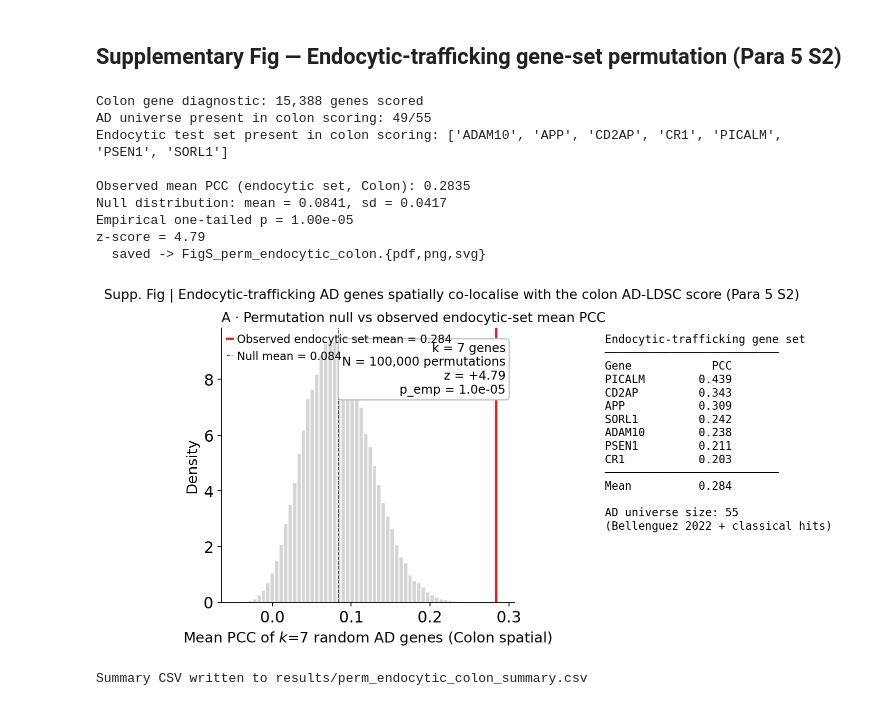
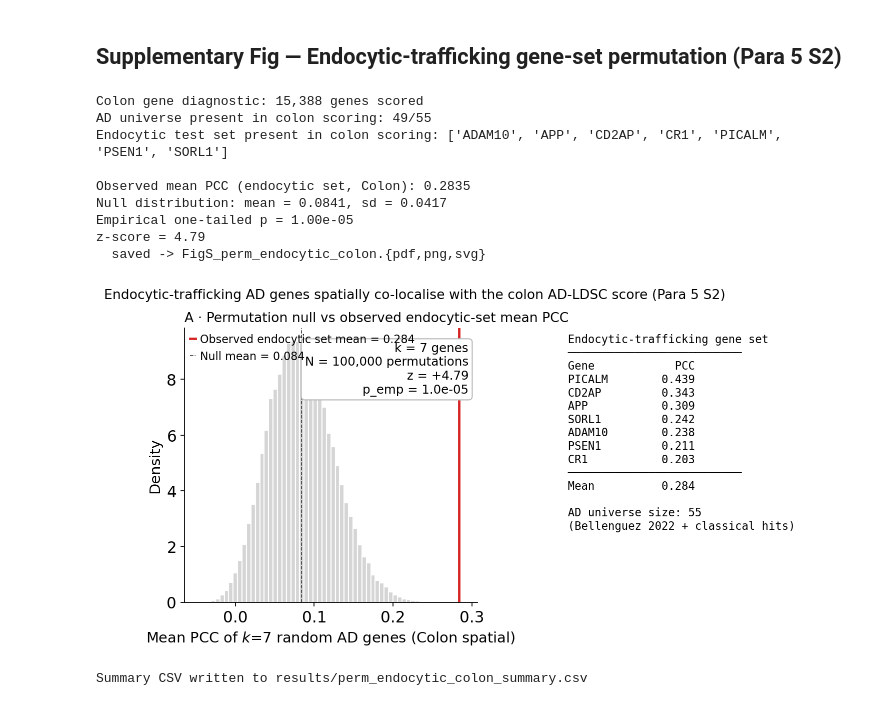
Before and after one commit to Starlitnightly/omicos-task-mouse-spatial, a Jupyter notebook: notebooks/paper_figure_supp.ipynb, the cells around one changed output. Cells and saved outputs as stored; diff of their text form; code cells hidden in the pictures.

```diff
--- a/notebooks/paper_figure_supp.ipynb
+++ b/notebooks/paper_figure_supp.ipynb
@@ -550,7 +551,7 @@ table_text += f'  (Bellenguez 2022 + classical hits)'
 axT.text(0.02, 0.98, table_text, transform=axT.transAxes,
          family='monospace', fontsize=TEXT_FS-1, va='top', ha='left')
 
-fig.suptitle('Supp. Fig | Endocytic-trafficking AD genes spatially co-localise '
+fig.suptitle('Endocytic-trafficking AD genes spatially co-localise '
              'with the colon AD-LDSC score (Para 5 S2)',
              fontsize=TITLE_FS-1, y=1.02)
 plt.tight_layout(rect=[0, 0, 1, 0.96])
@@ -558,32 +559,32 @@ save_panel(fig, 'FigS_perm_endocytic_colon')
 plt.show()
 
 # Also write a compact summary CSV for the supplementary table family
 summary_csv = pd.DataFrame([{
     'analysis': 'permutation: endocytic AD gene set vs random AD genes in Colon',
     'universe': 'AD_GENES_55 (Bellenguez 2022 + classical hits)',
     'universe_size': len(AD_GENES_55),
     'test_set': ', '.join(sorted(ENDOCYTIC)),
     'test_set_size_present': len(test_in),
     'observed_mean_PCC': round(obs_mean, 4),
     'null_mean_PCC': round(float(null_means.mean()), 4),
     'null_sd_PCC': round(float(null_means.std(ddof=1)), 4),
     'z_score': round(z, 3),
     'empirical_p_one_tailed': p_emp,
     'n_permutations': N_PERM,
     'randomization_scheme': 'sample-without-replacement from universe',
     'spatial_scoring_source': 'Colon_CTRL1 gsMap Gene_Diagnostic_Info.csv (PCC of gene expression vs per-spot AD score)',
 }])
 summary_csv.to_csv(f'{RES}/perm_endocytic_colon_summary.csv', index=False)
 print(f'\nSummary CSV written to results/perm_endocytic_colon_summary.csv')
 # %% [output]
 Colon gene diagnostic: 15,388 genes scored
 AD universe present in colon scoring: 49/55
 Endocytic test set present in colon scoring: ['ADAM10', 'APP', 'CD2AP', 'CR1', 'PICALM', 'PSEN1', 'SORL1']
 
 Observed mean PCC (endocytic set, Colon): 0.2835
 Null distribution: mean = 0.0841, sd = 0.0417
 Empirical one-tailed p = 1.00e-05
 z-score = 4.79
   saved -> FigS_perm_endocytic_colon.{pdf,png,svg}
-[figure, old version]
+[figure, new version]
 Summary CSV written to results/perm_endocytic_colon_summary.csv
```
Also changed, not shown: parts of 3 cells of this notebook, 4 other files.
